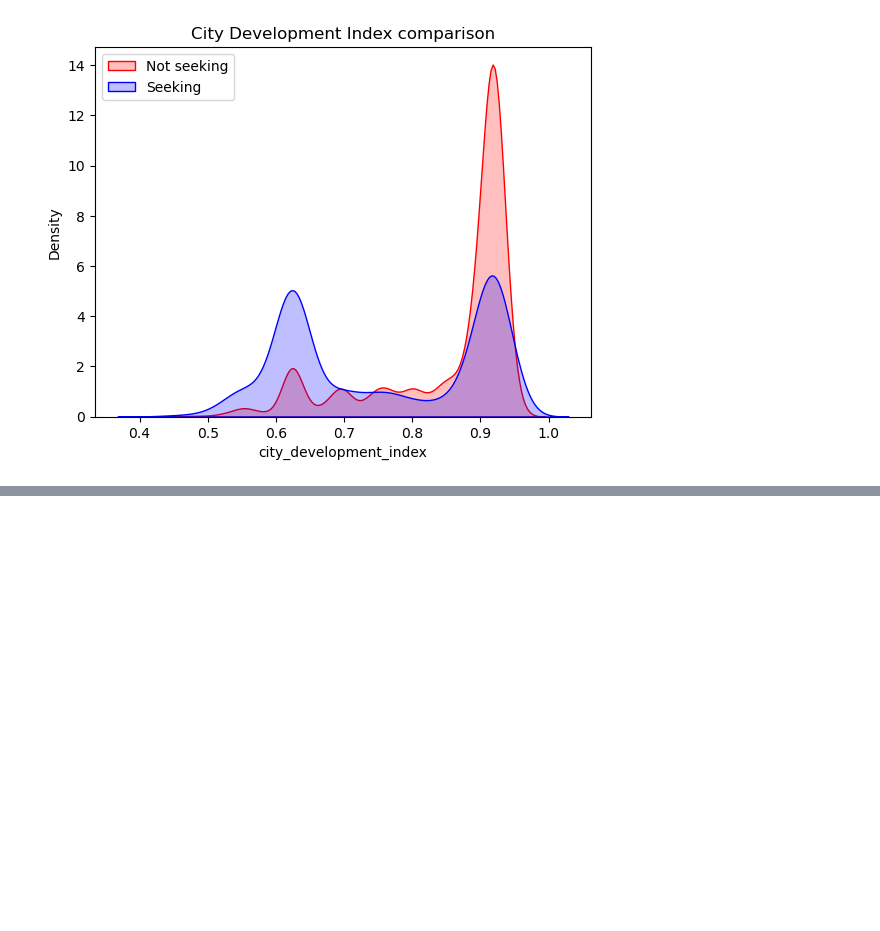
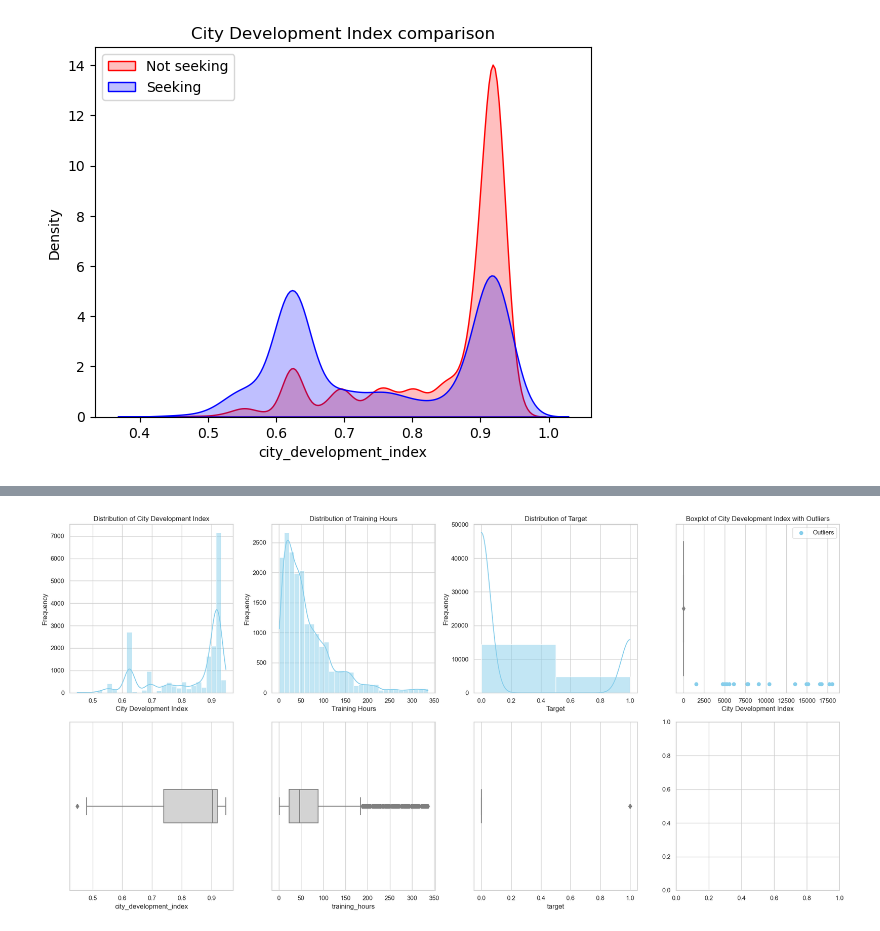
Before and after one commit to fachri34/Final-Project-Data-Science, a Jupyter notebook: PreprocessFinpro.ipynb, the cells around one changed output, grey strips where cells are left out. Drawn from its saved outputs; the diff is of its cells as text; code cells hidden in the pictures; blank space fills up the shorter version.

```diff
--- a/EDAFinpro.ipynb
+++ b/PreprocessFinpro.ipynb
@@ -266,0 +300,45 @@ plt.show()
+# %%
+df_train = pd.read_csv('aug_train.csv')
+
+sns.set(style='whitegrid')
+
+fig, axes = plt.subplots(2, 4, figsize=(20, 10))
+plt.subplots_adjust(wspace=0.4, hspace=0.4)
+
+sns.histplot(ax=axes[0, 0], x=df_train['city_development_index'], bins=30, kde=True, color='skyblue')
+axes[0, 0].set_title('Distribution of City Development Index')
+axes[0, 0].set_xlabel('City Development Index')
+axes[0, 0].set_ylabel('Frequency')
+sns.boxplot(ax=axes[1, 0], x=df_train['city_development_index'], color='lightgrey', width=0.2)
+
+sns.histplot(ax=axes[0, 1], x=df_train['training_hours'], bins=30, kde=True, color='skyblue')
+axes[0, 1].set_title('Distribution of Training Hours')
+axes[0, 1].set_xlabel('Training Hours')
+axes[0, 1].set_ylabel('Frequency')
+sns.boxplot(ax=axes[1, 1], x=df_train['training_hours'], color='lightgrey', width=0.2)
+
+sns.histplot(ax=axes[0, 2], x=df_train['target'], bins=2, kde=True, color='skyblue')
+axes[0, 2].set_title('Distribution of Target')
+axes[0, 2].set_xlabel('Target')
+axes[0, 2].set_ylabel('Frequency')
+sns.boxplot(ax=axes[1, 2], x=df_train['target'], color='lightgrey', width=0.2)
+
+Q1 = df_train['city_development_index'].quantile(0.25)
+Q3 = df_train['city_development_index'].quantile(0.75)
+IQR = Q3 - Q1
+lower_bound = Q1 - 1.5 * IQR
+upper_bound = Q3 + 1.5 * IQR
+outliers = df_train[(df_train['city_development_index'] < lower_bound) | (df_train['city_development_index'] > upper_bound)]
+
+sns.boxplot(ax=axes[0, 3], x=df_train['city_development_index'], orient='vertical', color='lightgrey')
+axes[0, 3].scatter(x=outliers.index, y=outliers['city_development_index'], color='skyblue', label='Outliers')
+axes[0, 3].set_title('Boxplot of City Development Index with Outliers')
+axes[0, 3].set_xlabel('City Development Index')
+axes[0, 3].set_ylabel('')
+axes[0, 3].legend()
+
+plt.tight_layout()
+
+plt.show()
+# %% [output]
+[figure, added]
```
Also changed, not shown: parts of 5 cells of this notebook, 1 other file.
